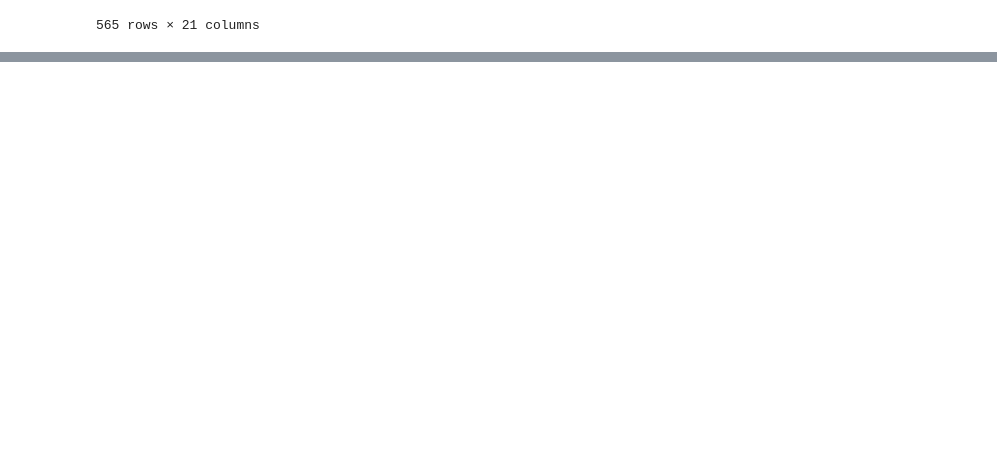
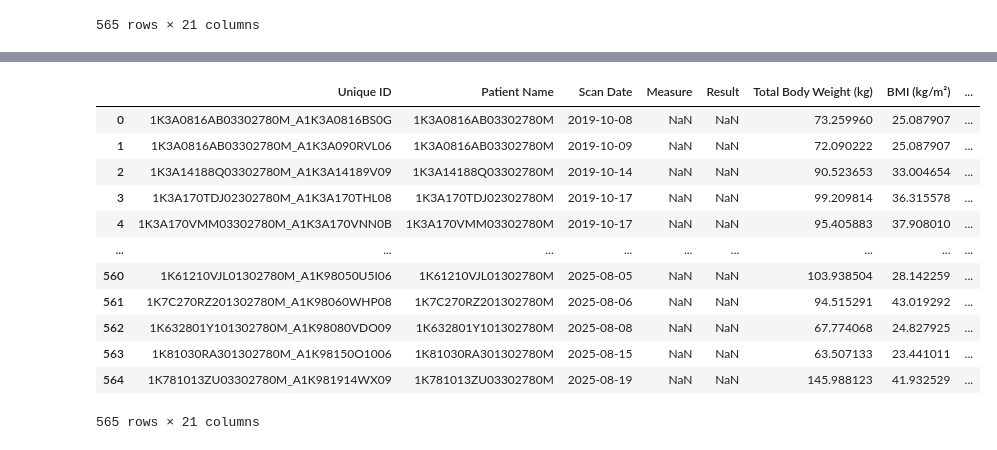
Before and after one commit to ParthSharma023/Dexa_Dashboard, a Jupyter notebook: Data/Untitled.ipynb, the cells around one changed output, grey strips where cells are left out. Cells and saved outputs as stored; diff of their text form; code cells hidden in the pictures; blank space fills up the shorter version.

```diff
--- a/Data/Untitled.ipynb
+++ b/Data/Untitled.ipynb
@@ -119,0 +400,18 @@ master_dexa_filtered.to_csv('master_dexa_data.csv', index=False)
+# %%
+composition["Scan Date"] = pd.to_datetime(composition["Scan Date"], format="%Y-%m-%d")
+# %%
+composition
+# %% [output]
+|  | Unique ID | Patient Name | Scan Date | Measure | Result | Total Body Weight (kg) | BMI (kg/m²) | ... |
+| 0 | 1K3A0816AB03302780M_A1K3A0816BS0G | 1K3A0816AB03302780M | 2019-10-08 | NaN | NaN | 73.259960 | 25.087907 | ... |
+| 1 | 1K3A0816AB03302780M_A1K3A090RVL06 | 1K3A0816AB03302780M | 2019-10-09 | NaN | NaN | 72.090222 | 25.087907 | ... |
+| 2 | 1K3A14188Q03302780M_A1K3A14189V09 | 1K3A14188Q03302780M | 2019-10-14 | NaN | NaN | 90.523653 | 33.004654 | ... |
+| 3 | 1K3A170TDJ02302780M_A1K3A170THL08 | 1K3A170TDJ02302780M | 2019-10-17 | NaN | NaN | 99.209814 | 36.315578 | ... |
+| 4 | 1K3A170VMM03302780M_A1K3A170VNN0B | 1K3A170VMM03302780M | 2019-10-17 | NaN | NaN | 95.405883 | 37.908010 | ... |
+| ... | ... | ... | ... | ... | ... | ... | ... | ... |
+| 560 | 1K61210VJL01302780M_A1K98050U5I06 | 1K61210VJL01302780M | 2025-08-05 | NaN | NaN | 103.938504 | 28.142259 | ... |
+| 561 | 1K7C270RZ201302780M_A1K98060WHP08 | 1K7C270RZ201302780M | 2025-08-06 | NaN | NaN | 94.515291 | 43.019292 | ... |
+| 562 | 1K632801Y101302780M_A1K98080VDO09 | 1K632801Y101302780M | 2025-08-08 | NaN | NaN | 67.774068 | 24.827925 | ... |
+| 563 | 1K81030RA301302780M_A1K98150O1006 | 1K81030RA301302780M | 2025-08-15 | NaN | NaN | 63.507133 | 23.441011 | ... |
+| 564 | 1K781013ZU03302780M_A1K981914WX09 | 1K781013ZU03302780M | 2025-08-19 | NaN | NaN | 145.988123 | 41.932529 | ... |
+565 rows × 21 columns
```
Also changed, not shown: parts of 6 cells of this notebook, 11 other files.
